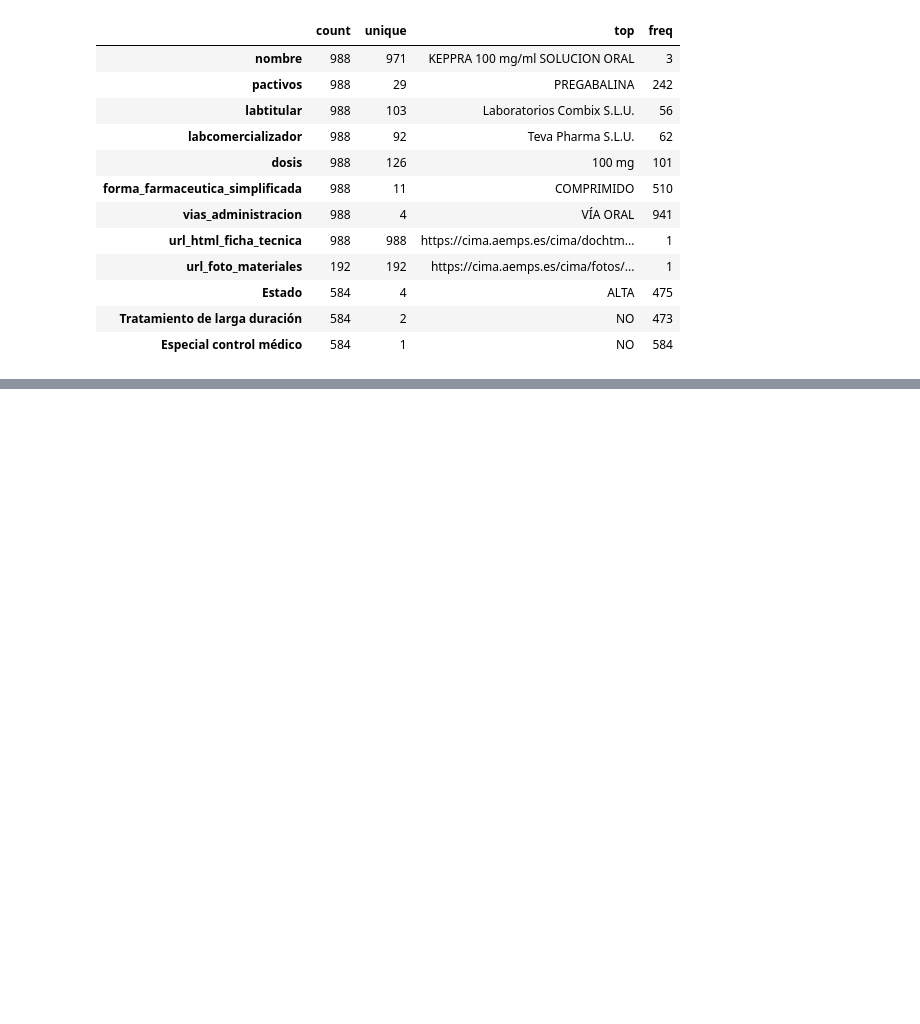
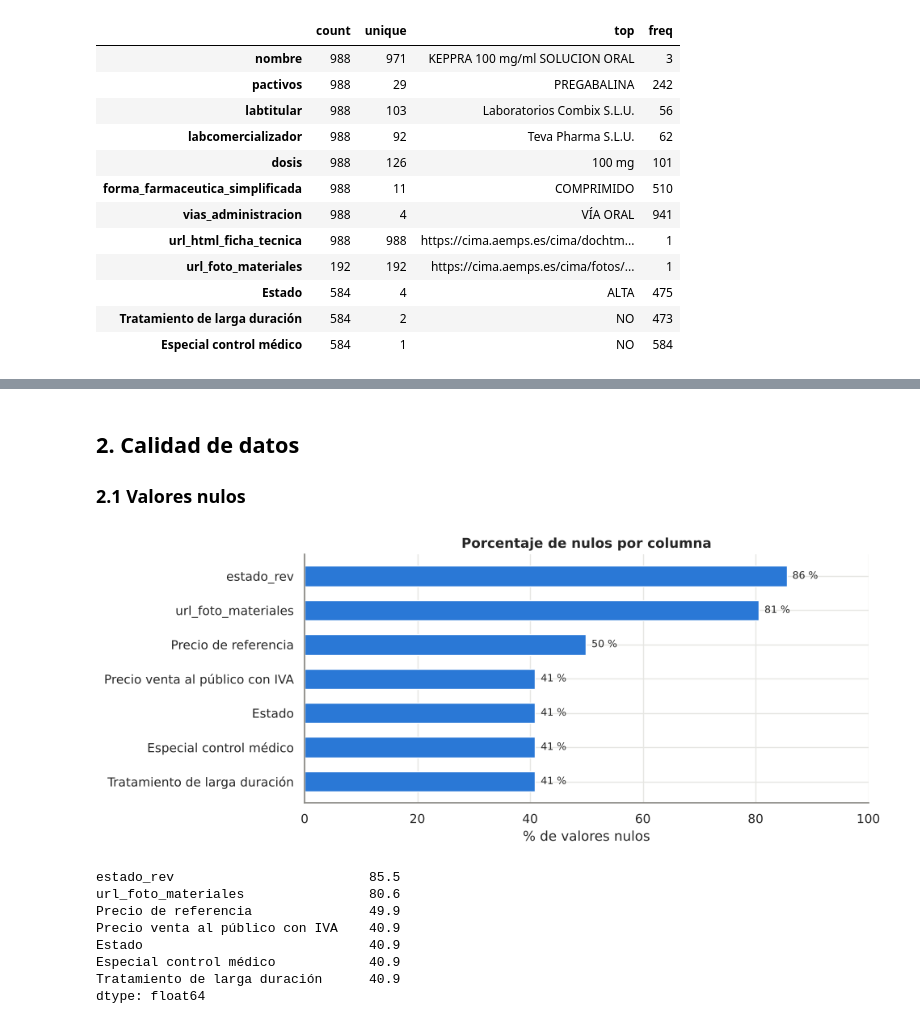
Before and after one commit to carlosagustii/epileps.IA, a Jupyter notebook: src/epileps_ia/pruebas_EDA.ipynb, the cells around one changed output, grey strips where cells are left out. Saved outputs shown, nothing was run; the diff lists cells and outputs as text; code cells hidden in the pictures; blank space fills up the shorter version.

```diff
--- a/src/epileps_ia/pruebas_EDA.ipynb
+++ b/src/epileps_ia/pruebas_EDA.ipynb
@@ -44,0 +109,29 @@ df.describe(include='object').T
+# %% [markdown]
+## 2. Calidad de datos
+
+### 2.1 Valores nulos
+# %%
+nulos = df.isna().mean().mul(100).sort_values(ascending=False)
+nulos = nulos[nulos > 0]
+
+fig, ax = plt.subplots(figsize=(9, 4))
+ax.barh(nulos.index, nulos.values, color=AZUL, height=0.6)
+for y, v in enumerate(nulos.values):
+    ax.text(v + 1, y, f'{v:.0f} %', va='center', fontsize=9)
+ax.invert_yaxis()
+ax.set_xlim(0, 100)
+ax.set_xlabel('% de valores nulos')
+ax.set_title('Porcentaje de nulos por columna')
+guardar('hu4_01_nulos')
+plt.show()
+nulos.round(1)
+# %% [output]
+[figure, added]
+estado_rev                         85.5
+url_foto_materiales                80.6
+Precio de referencia               49.9
+Precio venta al público con IVA    40.9
+Estado                             40.9
+Especial control médico            40.9
+Tratamiento de larga duración      40.9
+dtype: float64
```
Also changed, not shown: parts of 59 cells of this notebook, 11 other files.
